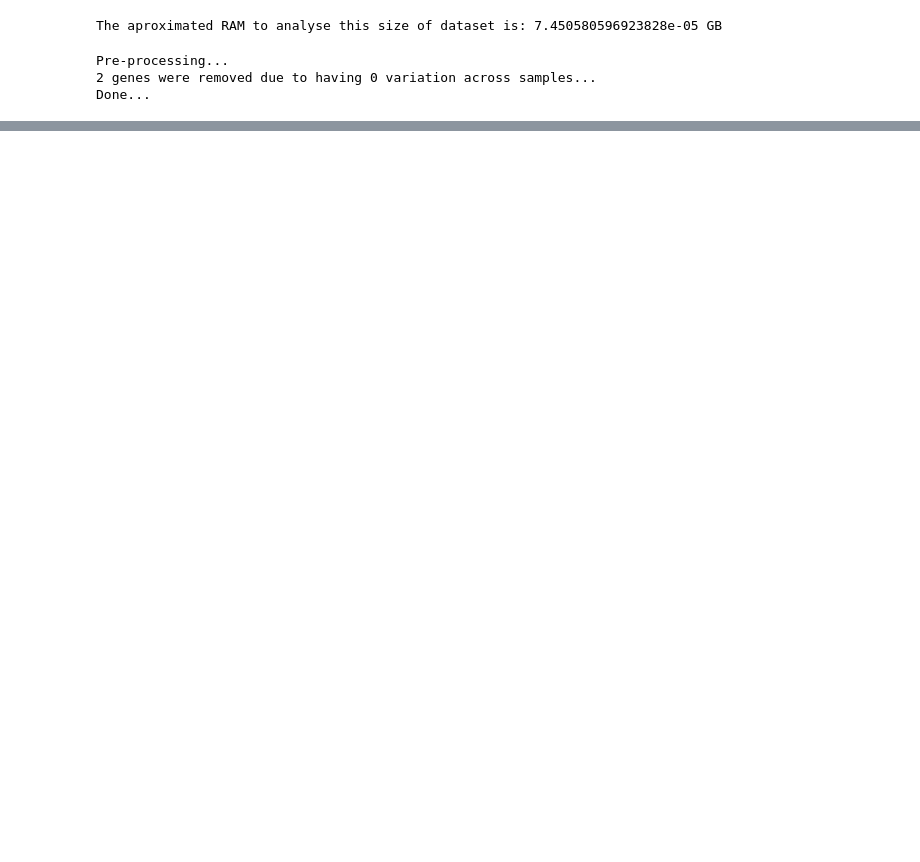
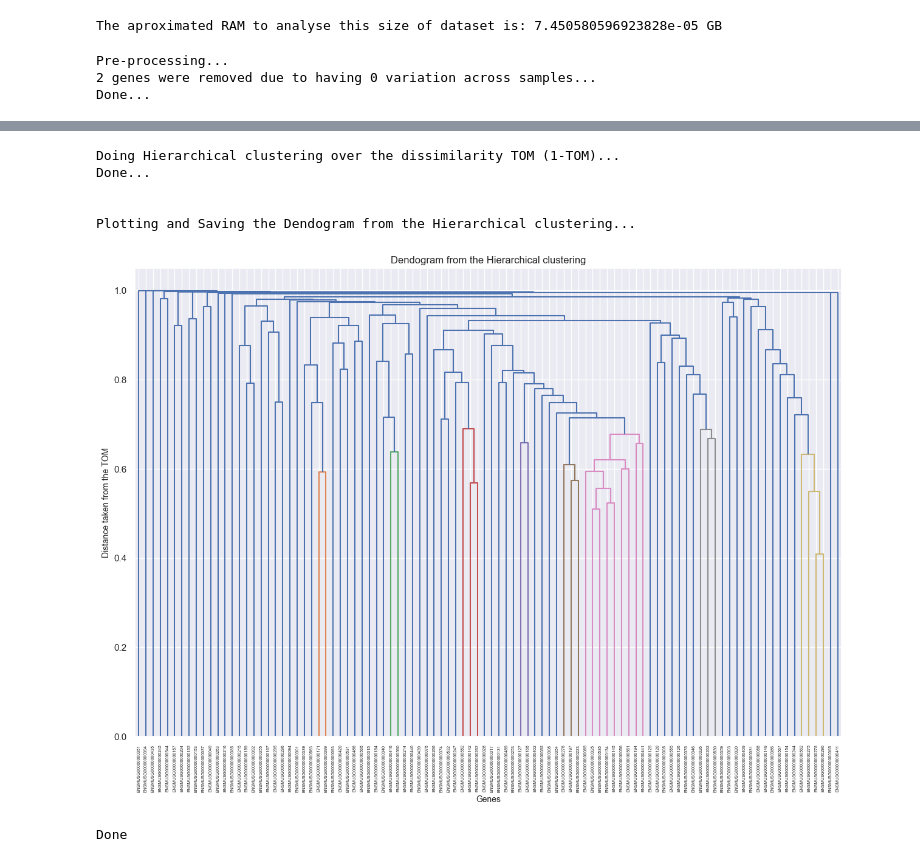
Before and after one commit to xandri99/Thesis, a Jupyter notebook: notebooks/WGCNA_impl_without_package.ipynb, the cells around one changed output, grey strips where cells are left out. Drawn from its saved outputs; the diff is of its cells as text; code cells hidden in the pictures; blank space fills up the shorter version.

Commit message:
Dendogram Done and Dynamic Tree Cutting Algo started

```diff
--- a/notebooks/WGCNA_impl_without_package.ipynb
+++ b/notebooks/WGCNA_impl_without_package.ipynb
@@ -456,11 +460,38 @@ Plotting and Saving the TOM...
 Done
-# %%
-### Step 5: Hierarchical clustering
-
-
-
-METHODS = ["single", "complete", "average", "weighted", "centroid"]
-method = "average"  # from the pyWGCNA
-
-distances = pdist(mrna_count_filtered.T, metric='correlation')
-dendrogram = linkage(distances, method=method)
+# %%
+### Step 5: Hierarchical clustering
+## We use a dendogram where the distances are taken from the dissTOM
+
+
+print(f"{BOLD}{OKBLUE}Doing Hierarchical clustering over the dissimilarity TOM (1-TOM)...{ENDC}")
+# Take only one half of the TOM matrix, since it is square and symmetrix
+condensed_dissTOM = squareform(dissTOM.values, checks=False)
+
+## Do the Hierarchical clustering
+# The different methods can be: "single", "complete", "average", "weighted", "centroid"]
+method = "average"
+linkage_matrix = linkage(condensed_dissTOM, method=method)
+print(f"{BOLD}{OKBLUE}Done...\n\n{ENDC}")
+
+
+## Plot the dendrogram
+if PLOTS_WANTED:
+    print(f"{BOLD}{OKBLUE}Plotting and Saving the Dendogram from the Hierarchical clustering...{ENDC}")
+    title_figure = 'Dendogram from the Hierarchical clustering'
+
+    plt.figure(figsize=(15, 10))  # Adjust the size as needed
+    dendrogram(linkage_matrix, truncate_mode=None, labels=dissTOM.index, leaf_rotation=90)
+    plt.title(title_figure)
+    plt.xlabel('Genes', fontsize=10)
+    plt.ylabel('Distance taken from the TOM', fontsize=10)
+    plt.savefig(figures_dir + title_figure, dpi=dpi_general)
+    plt.show()
+    print(f"{BOLD}{OKBLUE}Done{ENDC}")
+# %% [output]
+Doing Hierarchical clustering over the dissimilarity TOM (1-TOM)...
+Done...
+
+
+Plotting and Saving the Dendogram from the Hierarchical clustering...
+[figure, added]
+Done
```
Also changed, not shown: parts of 5 cells of this notebook.
